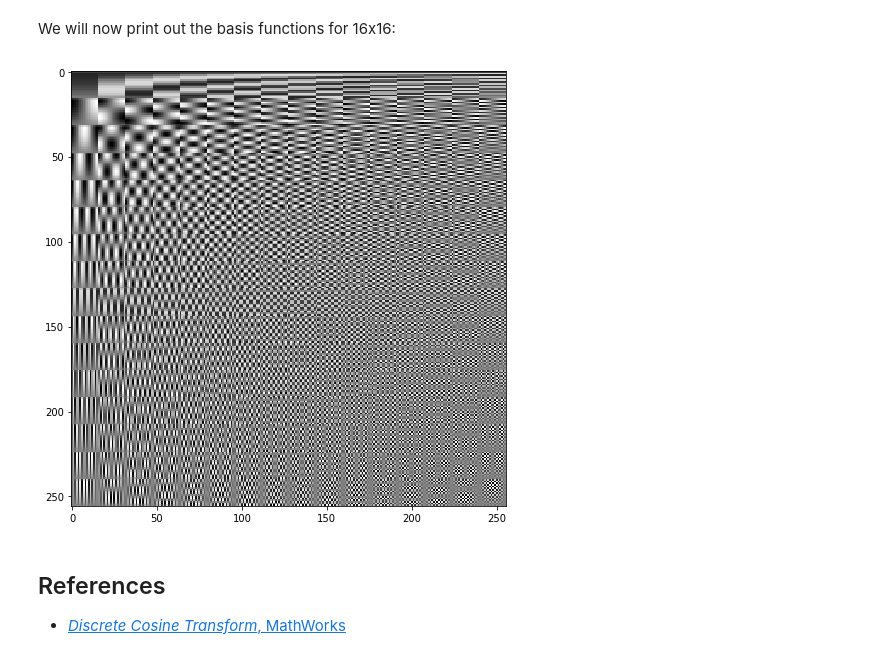
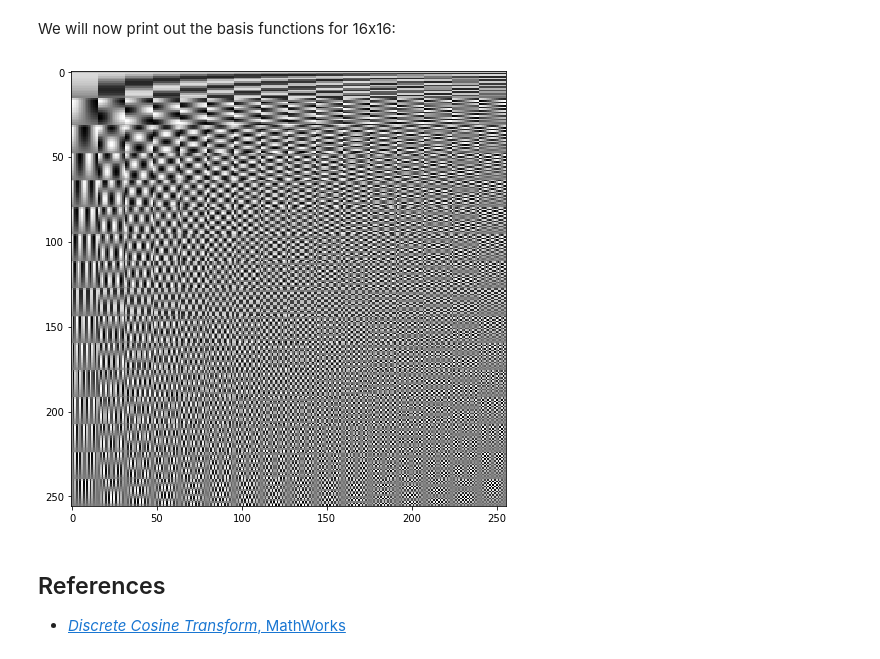
Before and after one commit to dfan14051/EECS-531-Computer-Vision, a Jupyter notebook: A2/Exercise_1.ipynb, the cells around one changed output. Drawn from its saved outputs; the diff is of its cells as text; code cells hidden in the pictures.

```diff
--- a/A2/Exercise_1.ipynb
+++ b/A2/Exercise_1.ipynb
@@ -93,16 +93,12 @@ for u in range(M):
         B = dctBasis(u,v,M,N)
         Adct[K, :] = B.flatten('F')
         K = K+1
-
-# import scipy.io as io
-# ad = io.loadmat('matlab.mat')
-# print(Adct[10])
-# print(ad['Adct'][10])
-fig = plt.figure(figsize=(8,8))
-ax = plt.subplot(111)
-ax.imshow(Adct, cmap='binary');
-# %% [output]
-[figure, removed]
+# %%
+fig = plt.figure(figsize=(8,8))
+ax = plt.subplot(111)
+ax.imshow(Adct, cmap='gray');
+# %% [output]
+[figure, added]
 # %% [markdown]
 ## References
 
```
Also changed, not shown: 23 other files.
